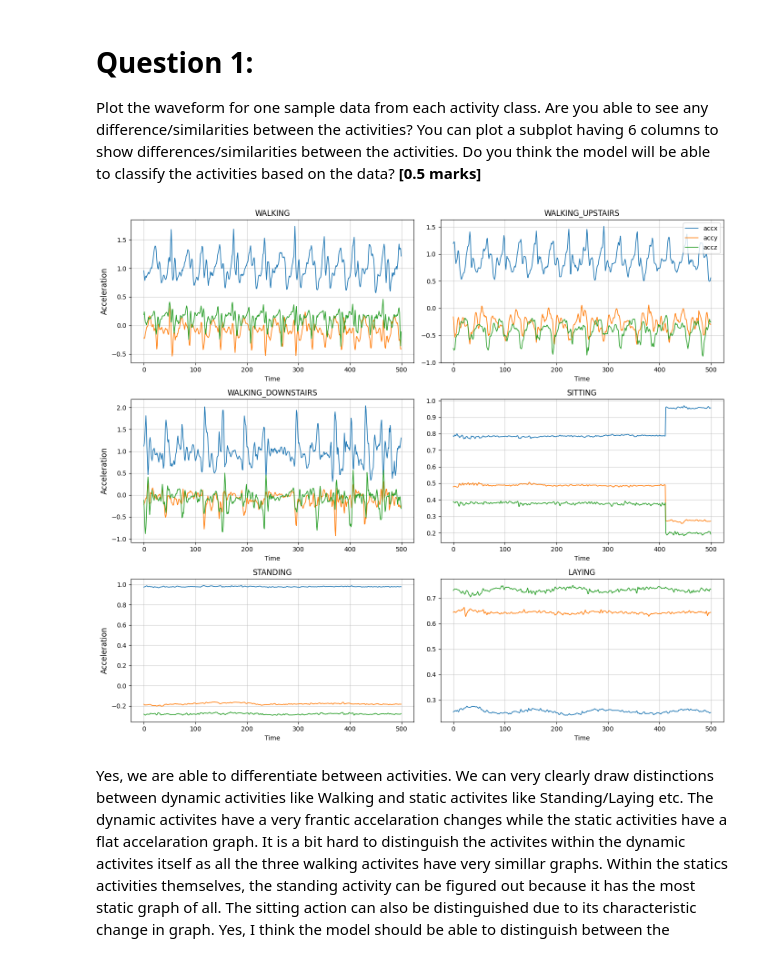
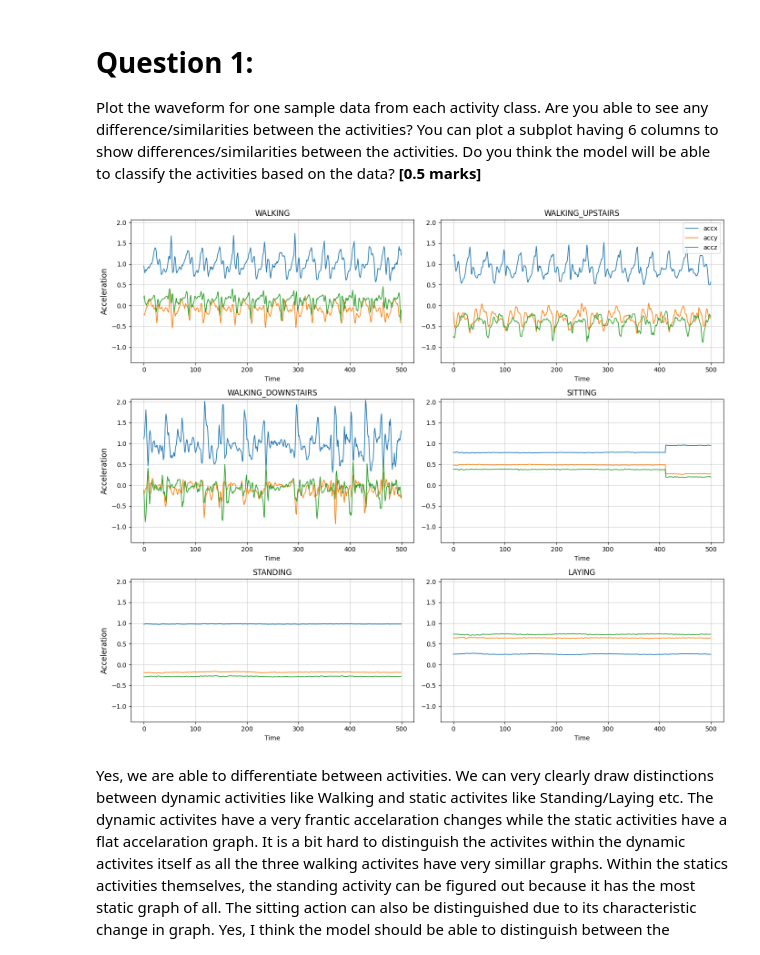
Before and after one commit to HarshJamgaonkar05/ES-335-ML-Assignment-1, a Jupyter notebook: HAR_EDA.ipynb, the cells around one changed output. Drawn from its saved outputs; the diff is of its cells as text; code cells hidden in the pictures.

```diff
--- a/HAR_EDA.ipynb
+++ b/HAR_EDA.ipynb
@@ -249,34 +249,38 @@ print(y_test)
 Plot the waveform for one sample data from each activity class. Are you able to see any difference/similarities between the activities? You can plot a subplot having 6 columns to show differences/similarities between the activities. Do you think the model will be able to classify the activities based on the data? **[0.5 marks]**
 # %%
 import matplotlib.pyplot as plt
+
+all_acc = X_train.reshape(-1, X_train.shape[2])
+ymin = np.min(all_acc)
+ymax = np.max(all_acc)
 
 fig, axes = plt.subplots(3, 2, figsize=(14, 12))
 
 for i, (j, activity) in enumerate(ACTIVITIES.items()):
 
     row = i // 2
     col = i % 2
 
     sample_i = np.where(y_train == j)[0][0]
     sample = X_train[sample_i]
 
     axes[row, col].plot(sample[:, 0], label='accx', linewidth=1.2)
     axes[row, col].plot(sample[:, 1], label='accy', linewidth=1.2)
     axes[row, col].plot(sample[:, 2], label='accz', linewidth=1.2)
-
     axes[row, col].set_title(activity)
     axes[row, col].set_xlabel('Time')
     axes[row, col].grid(alpha=0.6)
+    axes[row, col].set_ylim([ymin, ymax])
 
     if col == 0:
         axes[row, col].set_ylabel('Acceleration', fontsize=12)
     if i == 1:
         axes[row, col].legend(loc='upper right', fontsize=10)
 
 plt.tight_layout()
 plt.show()
 # %% [output]
-[figure, old version]
+[figure, new version]
 # %% [markdown]
 Yes, we are able to differentiate between activities. We can very clearly draw distinctions between dynamic activities like Walking and static activites like Standing/Laying etc. The dynamic activites have a very frantic accelaration changes while the static activities have a flat accelaration graph. It is a bit hard to distinguish the activites within the dynamic activites itself as all the three walking activites have very simillar graphs. Within the statics activities themselves, the standing activity can be figured out because it has the most static graph of all. The sitting action can also be distinguished due to its characteristic change in graph.
 Yes, I think the model should be able to distinguish between the activities. The distinction between dynamic and static activities is very clear in the waveforms.
```
Also changed, not shown: parts of 3 cells of this notebook, 1 other file.
